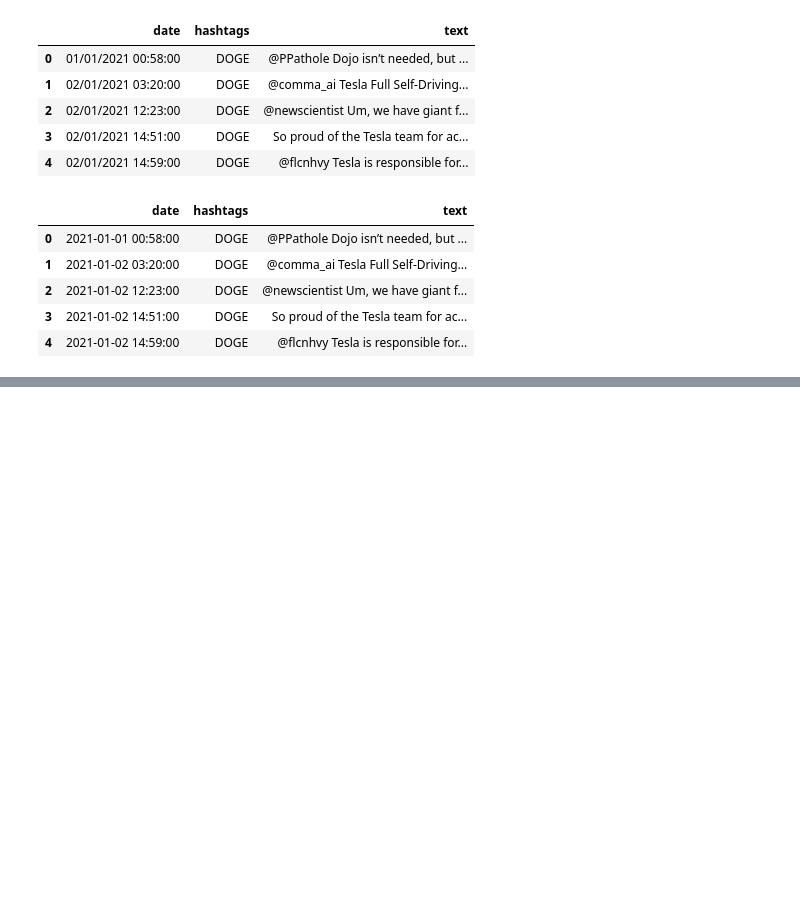
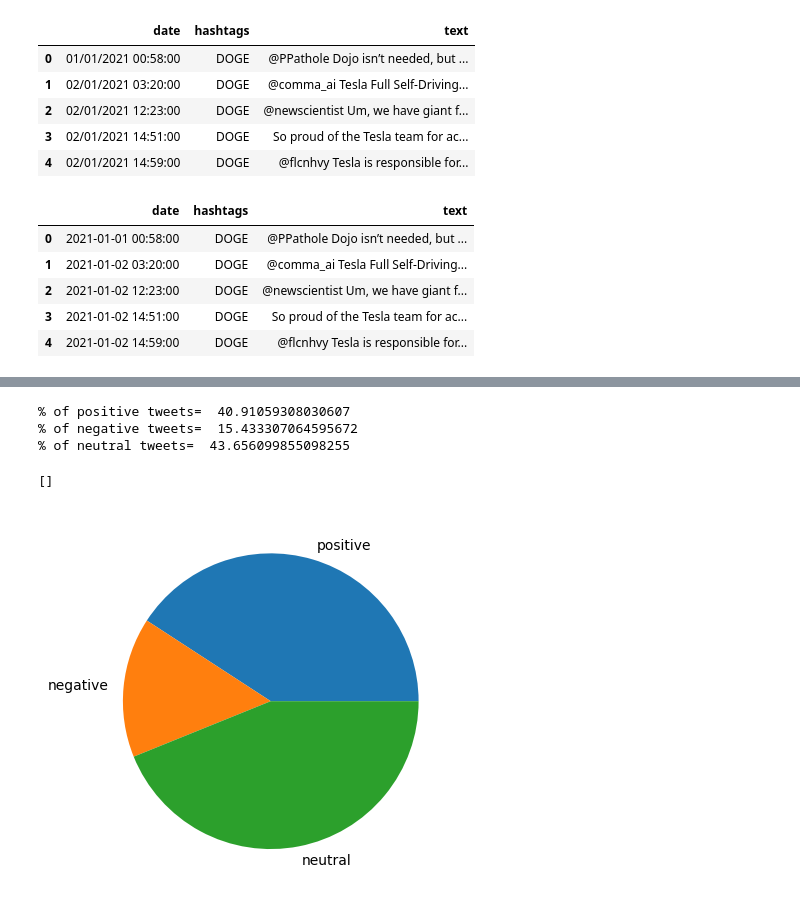
Before and after one commit to UpadhyayShweta/sentiment_analysis, a Jupyter notebook: sentiment_analysis.ipynb, the cells around one changed output, grey strips where cells are left out. Drawn from its saved outputs; the diff is of its cells as text; code cells hidden in the pictures; blank space fills up the shorter version.

```diff
--- a/sentiment_analysis.ipynb
+++ b/sentiment_analysis.ipynb
@@ -339 +517,22 @@ df_sentiment.head()
+# %%
+#create pie chart to understand overall distribution of sentiments
+positive=(df_sentiment["sentiment"].value_counts()['positive']/(len(df_sentiment)))*100
+negative=(df_sentiment["sentiment"].value_counts()['negative']/(len(df_sentiment)))*100
+neutral=(df_sentiment["sentiment"].value_counts()['neutral']/(len(df_sentiment)))*100
+
+#display %age of tweets in each sentiment category
+print("% of positive tweets= ",positive)
+print("% of negative tweets= ",negative)
+print("% of neutral tweets= ",neutral)
+
+arr=np.asarray([positive,negative,neutral], dtype=int)
+plt.figure()
+plt.pie(arr,labels=['positive','negative', 'neutral'])
+plt.plot()
+# %% [output]
+% of positive tweets=  40.91059308030607
+% of negative tweets=  15.433307064595672
+% of neutral tweets=  43.656099855098255
+[]
+[figure, added]
 # %%
```
Also changed, not shown: parts of 75 cells of this notebook, 2 other files.
